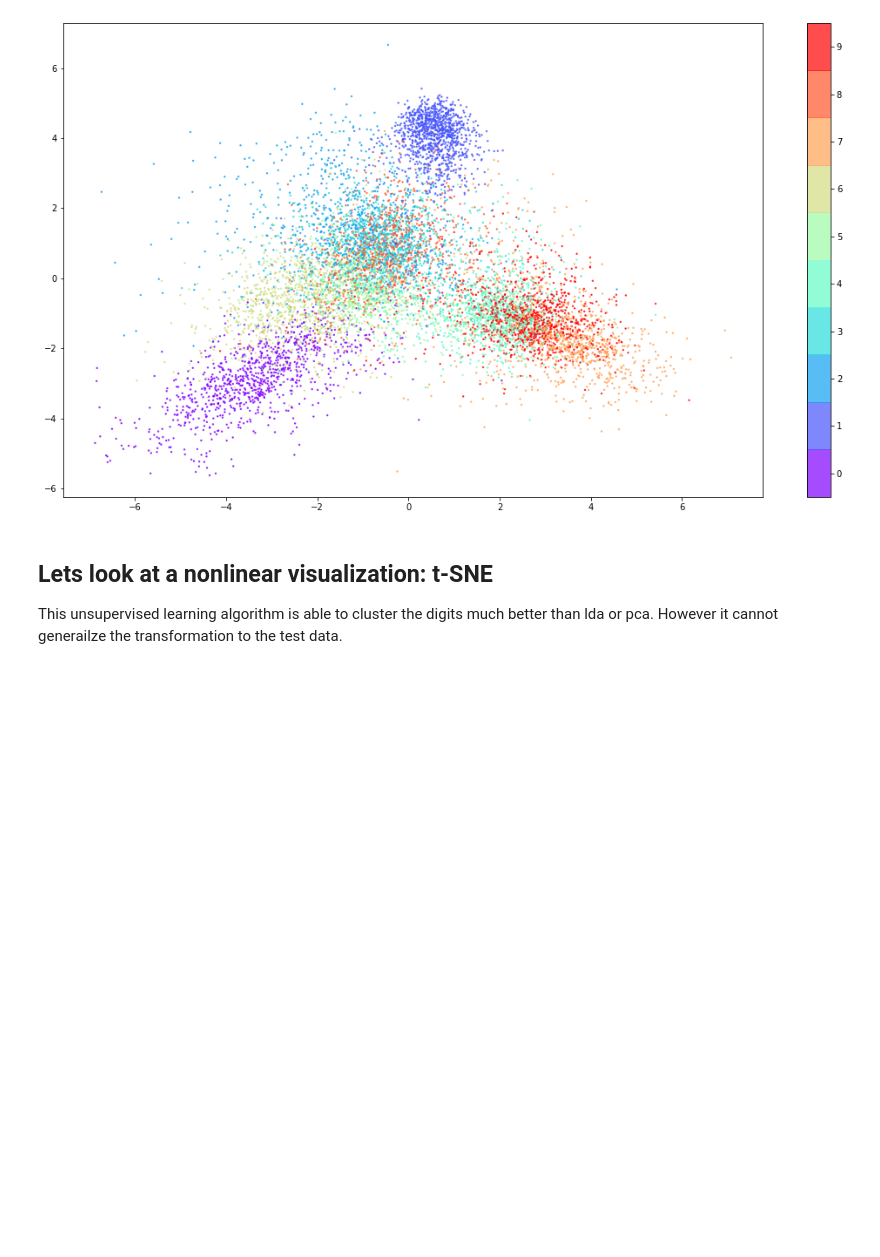
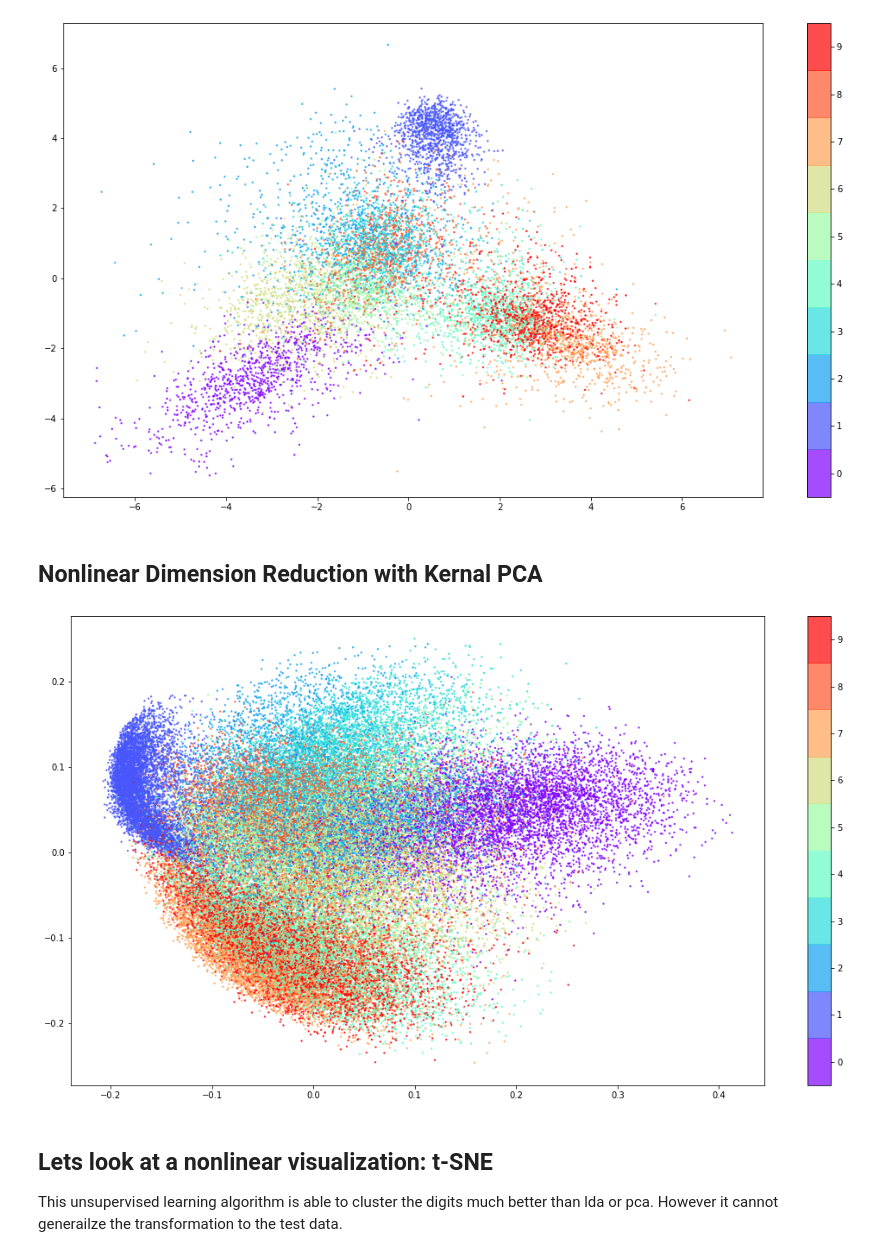
Before and after one commit to ablaikie103/image-classification-project, a Jupyter notebook: MNIST-dimension-reduction.ipynb, the cells around one changed output. Cells and saved outputs as stored; diff of their text form; code cells hidden in the pictures; blank space fills up the shorter version.

Commit message:
Added kernel PCA

```diff
--- a/MNIST-dimension-reduction.ipynb
+++ b/MNIST-dimension-reduction.ipynb
@@ -136,6 +131,19 @@ cbar = plt.colorbar(boundaries = np.arange(11)-0.5)
 cbar.set_ticks(np.arange(10))
 # %% [output]
 [figure]
+# %% [markdown]
+## Nonlinear Dimension Reduction with Kernal PCA
+# %%
+kpca = KernelPCA(n_components=2, kernel='rbf').fit(x_train[:5000].reshape(-1, 28*28))
+# %%
+x_train_kpca = kpca.transform(x_train.reshape(-1, 28*28))
+# %%
+plt.figure(figsize=[18,10])
+plt.scatter(x_train_kpca[:,0], x_train_kpca[:,1], c = y_train, cmap='rainbow', s=2, alpha = .7)
+cbar = plt.colorbar(boundaries = np.arange(11)-0.5)
+cbar.set_ticks(np.arange(10))
+# %% [output]
+[figure, added]
 # %% [markdown]
 ## Lets look at a nonlinear visualization: t-SNE
 This unsupervised learning algorithm is able to cluster the digits much better than lda or pca. However it cannot generailze the transformation to the test data.
```
Also changed, not shown: parts of 2 cells of this notebook.
